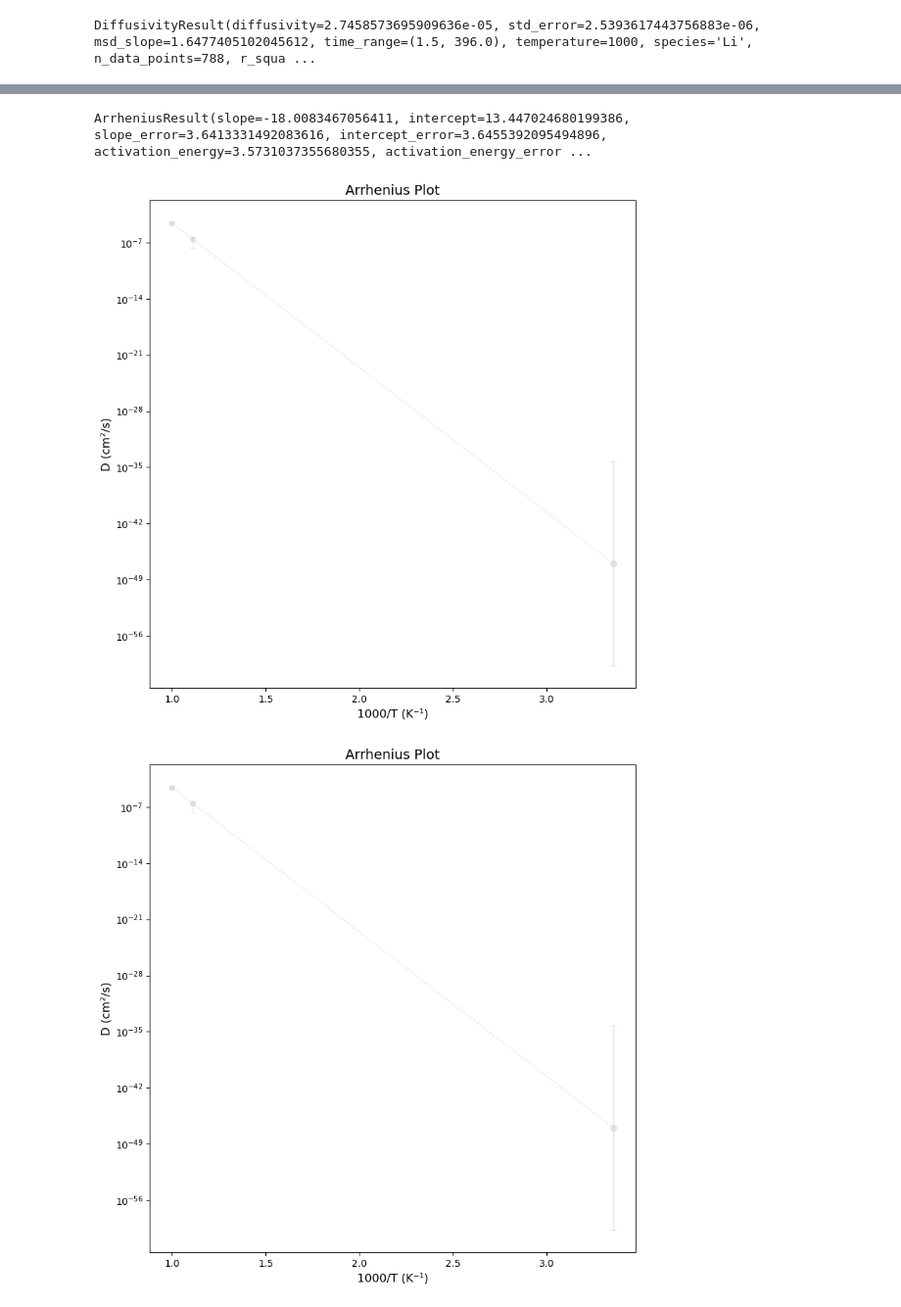
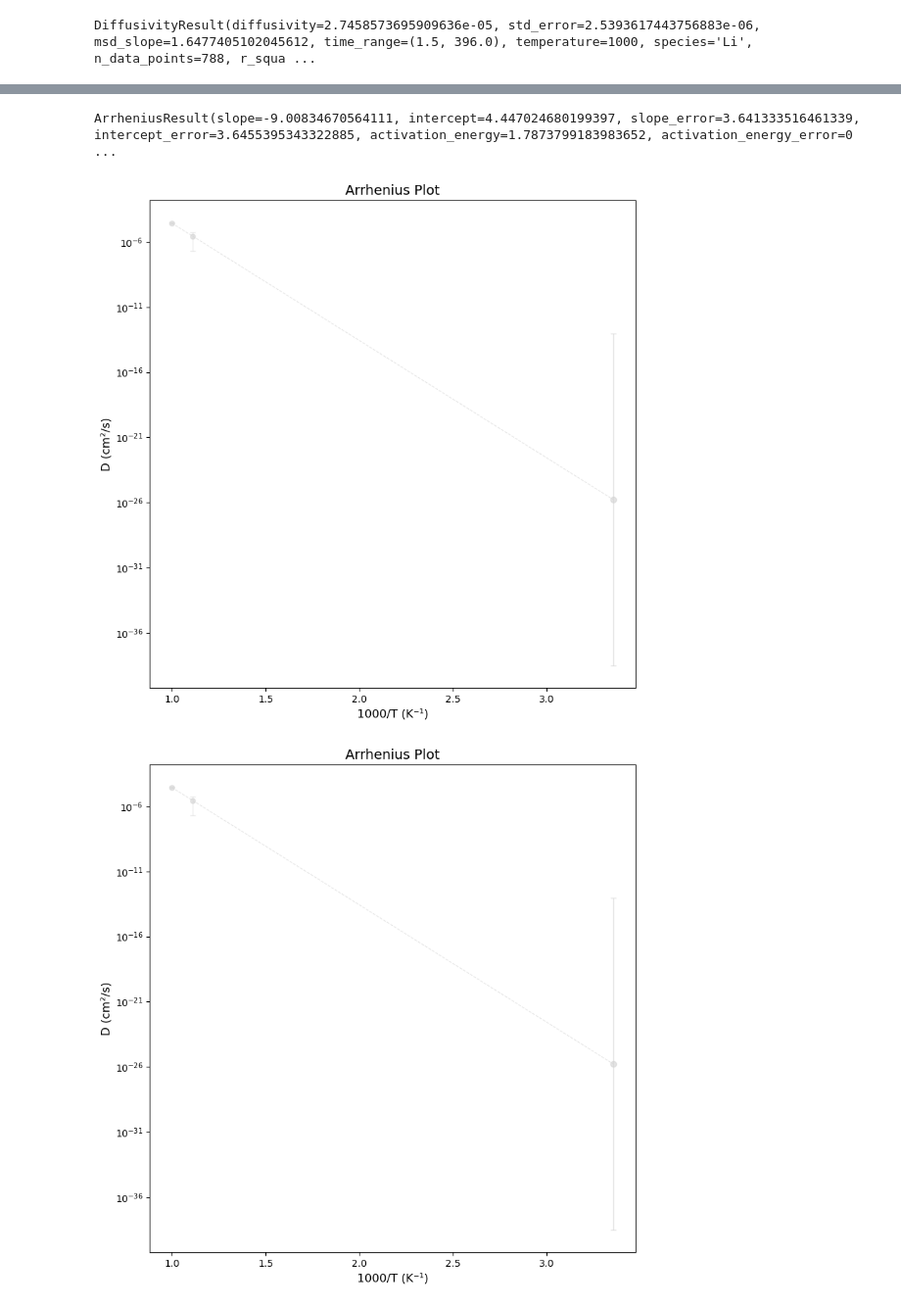
Before and after one commit to MINGUUUS/tmp-garnet-electrolyte-analysis, a Jupyter notebook: try_to_run_github_clone.ipynb, the cells around one changed output, grey strips where cells are left out. Shown: that part at 98% size. Saved outputs shown, nothing was run; the diff lists cells and outputs as text; code cells hidden in the pictures.

```diff
--- a/try_to_run_github_clone.ipynb
+++ b/try_to_run_github_clone.ipynb
@@ -4,8 +4,8 @@
 # %%
 import garnet_analysis as ga
 # %%
-dump_path = r"D:\Local_D_KIST_Research\cloned_from_github_garnet-electrolyte-analysis_20250827\Ef_0000_HZnAsO_LiPPdO_486\dump.traj"
-data_path = r"D:\Local_D_KIST_Research\cloned_from_github_garnet-electrolyte-analysis_20250827\Ef_0000_HZnAsO_LiPPdO_486\Ef_0000_HZnAsO_LiPPdO_486.data"
+dump_path = r"D:\Local_D_KIST_Research\cloned_from_github_garnet-electrolyte-analysis_20250827\tmp-garnet-electrolyte-analysis\tests\Ef_0000_HZnAsO_LiPPdO_486\dump.traj"
+data_path = r"D:\Local_D_KIST_Research\cloned_from_github_garnet-electrolyte-analysis_20250827\tmp-garnet-electrolyte-analysis\tests\Ef_0000_HZnAsO_LiPPdO_486\Ef_0000_HZnAsO_LiPPdO_486.data"
 analyzer = ga.DiffusivityAnalyzer.from_lammps_dump(dump_path, data_path)
 # %%
 diffusivity = analyzer.calculate_diffusivity(species='Li', temperature=1000)
@@ -17,7 +17,7 @@ DiffusivityResult(diffusivity=2.7458573695909636e-05, std_error=2.53936174437568
 arrhenius = ga.ArrheniusAnalyzer()
 # %%
 arrhenius.add_data_point(1000, diffusivity.diffusivity, diffusivity.std_error)
-arrhenius.add_data_point(900, 2.74E-07, 2.54E-07)
+arrhenius.add_data_point(900, 2.74E-06, 2.54E-06)
 # %%
 arrhenius.data_points
 # %% [output]
@@ -26,10 +26,10 @@ arrhenius.data_points
 # %%
 arrhenius.fit()
 # %% [output]
-ArrheniusResult(slope=-18.0083467056411, intercept=13.447024680199386, slope_error=3.6413331492083616, intercept_error=3.6455392095494896, activation_energy=3.5731037355680355, activation_energy_error ...
+ArrheniusResult(slope=-9.00834670564111, intercept=4.447024680199397, slope_error=3.641333516461339, intercept_error=3.6455395343322885, activation_energy=1.7873799183983652, activation_energy_error=0 ...
 # %%
-save_path = r"D:\Local_D_KIST_Research\cloned_from_github_garnet-electrolyte-analysis_20250827\test_arrhenius_plot2.png"
+save_path = r"D:\Local_D_KIST_Research\cloned_from_github_garnet-electrolyte-analysis_20250827\tmp-garnet-electrolyte-analysis\tests\Ef_0000_HZnAsO_LiPPdO_486\test_arrhenius_plot.png"
 ga.plot_arrhenius({'test_Ef_0000':arrhenius}, save_path=save_path)
 # %% [output]
-[figure, old version]
+[figure, new version]
-[figure, old version]
+[figure, new version]
```
Also changed, not shown: parts of 1 cell of this notebook, 19 other files.
